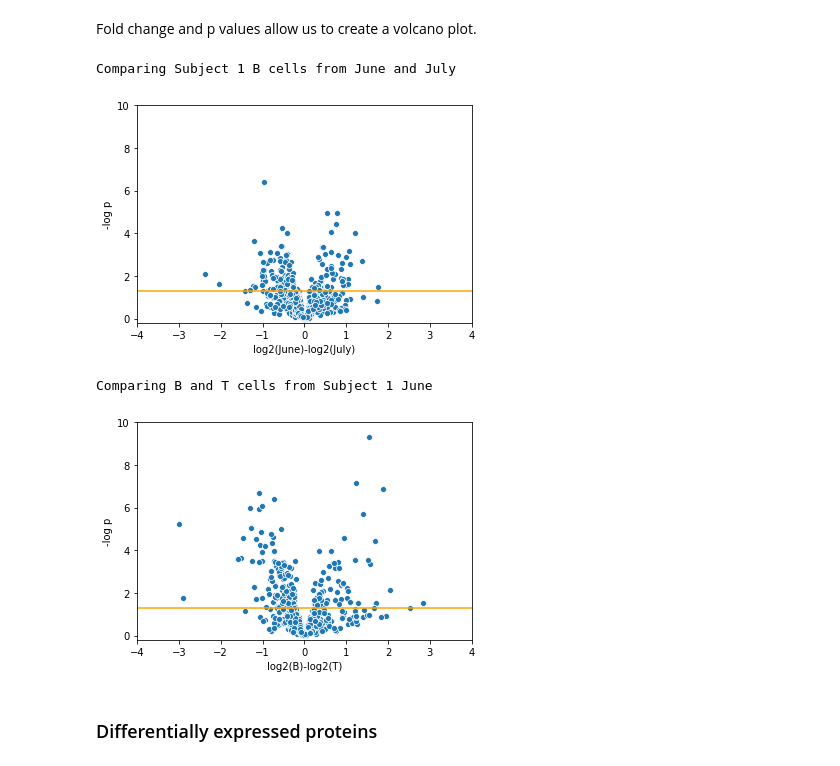
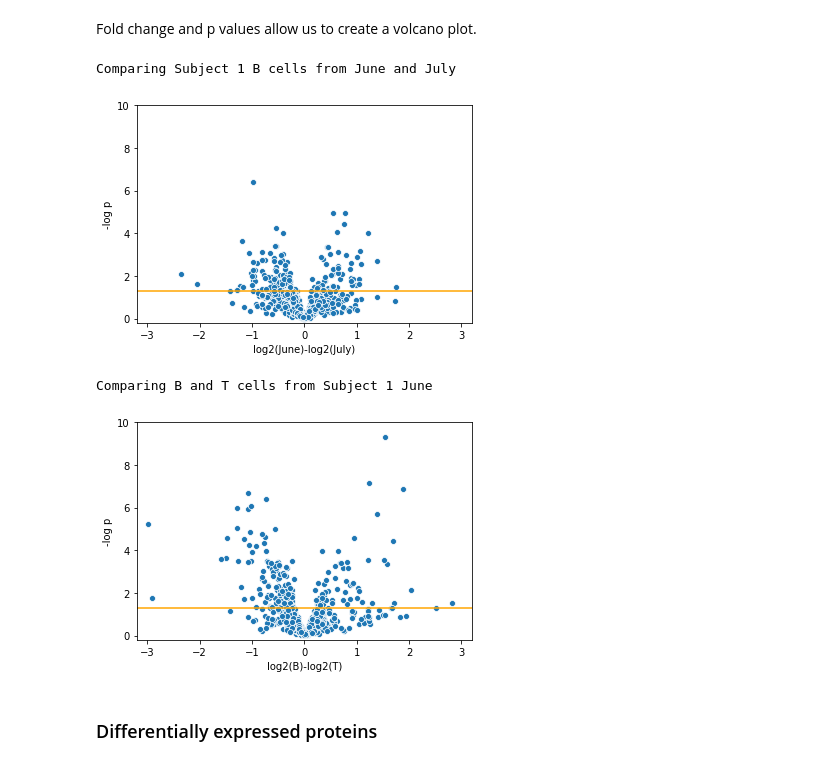
Before and after one commit to PayneLab/Lymphocytes2, a Jupyter notebook: figure4_change_profile.ipynb, the cells around one changed output. Saved outputs shown, nothing was run; the diff lists cells and outputs as text; code cells hidden in the pictures.

Commit message:
changed axis range on figure 4

```diff
--- a/figure4_change_profile.ipynb
+++ b/figure4_change_profile.ipynb
@@ -87,7 +87,7 @@ tstats_time['-log p'] = -log10(tstats_time['pvalue'])
 tstats_BT['-log p'] = -log10(tstats_BT['pvalue'])
 
 figure = sns.scatterplot(x='log2(June)-log2(July)',y='-log p',data=tstats_time)
-plt.xlim(-4,4)
+plt.xlim(-3.2,3.2)
 plt.ylim(-0.2,10)
 print("Comparing Subject 1 B cells from June and July")
 #plt.axvline(1, color ='orange')
@@ -98,20 +98,20 @@ plt.axhline(-log10(.05), color ='orange')
 plt.savefig("data/figure4a_June-July.png", dpi=300, bbox_inches='tight')
 # %% [output]
 Comparing Subject 1 B cells from June and July
-[figure, old version]
+[figure, new version]
 # %%
 figure = sns.scatterplot(x='log2(B)-log2(T)',y='-log p',data=tstats_BT)
-plt.xlim(-4,4)
+plt.xlim(-3.2,3.2)
 plt.ylim(-0.2,10)
 print("Comparing B and T cells from Subject 1 June")
 #plt.axvline(1, color ='orange')
 #plt.axvline(-1, color ='orange')
 plt.axhline(-log10(.05), color ='orange')
 #plt.show()
 plt.savefig("data/figure4b_B-T.png", dpi=300, bbox_inches='tight')
 # %% [output]
 Comparing B and T cells from Subject 1 June
-[figure, old version]
+[figure, new version]
 # %% [markdown]
 ### Differentially expressed proteins
 # %% [markdown]
```
